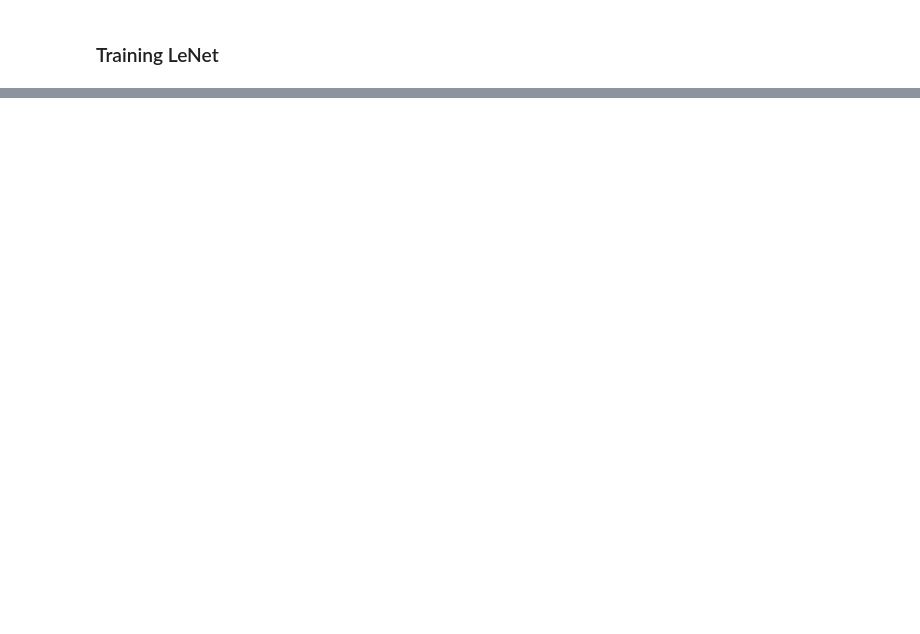
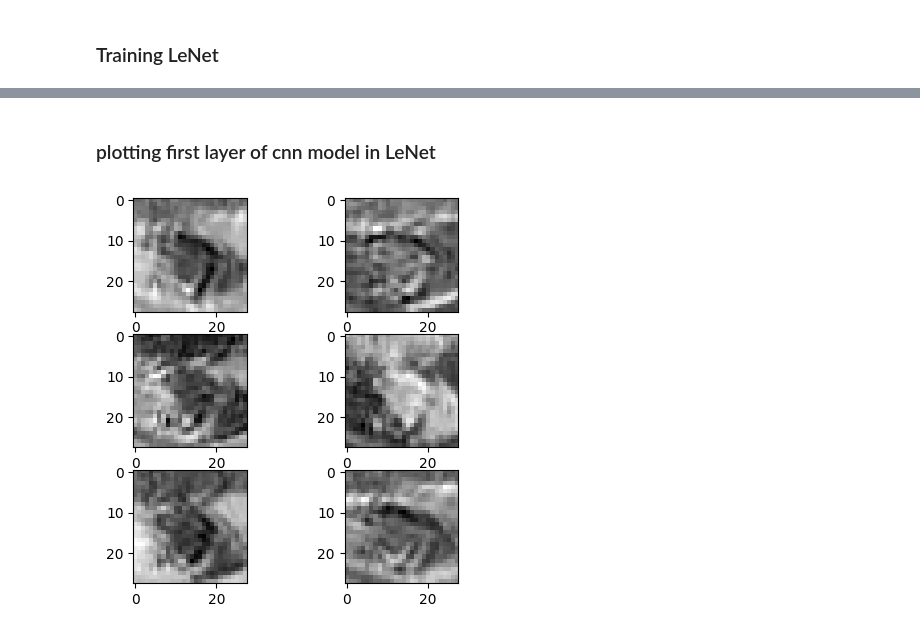
Before and after one commit to irohitraj/Computer-Vision, a Jupyter notebook: Pytorch/CNN_pytorch_basics.ipynb, the cells around one changed output, grey strips where cells are left out. Drawn from its saved outputs; the diff is of its cells as text; code cells hidden in the pictures; blank space fills up the shorter version.

```diff
--- a/Pytorch/CNN_pytorch_basics.ipynb
+++ b/Pytorch/CNN_pytorch_basics.ipynb
@@ -231,0 +371,2 @@ pred_class:  tensor([9, 9, 9, 9])
+# %%
+model = model.to('cpu')
@@ -231,0 +388,12 @@ pred_class:  tensor([9, 9, 9, 9])
+# %% [markdown]
+### plotting first layer of cnn model in LeNet
+# %%
+plt.figure(figsize = (5,5))
+plt.subplot(321)  #3 rows 2 columns
+for i in range(6):
+  ax1 = plt.subplot(3, 2 , i+1)
+  plt.imshow(output[image_id, i, :, :].detach().numpy(), cmap = 'binary')
+  # plt.tight_layout()
+plt.show()
+# %% [output]
+[figure, added]
```
Also changed, not shown: parts of 26 cells of this notebook.
